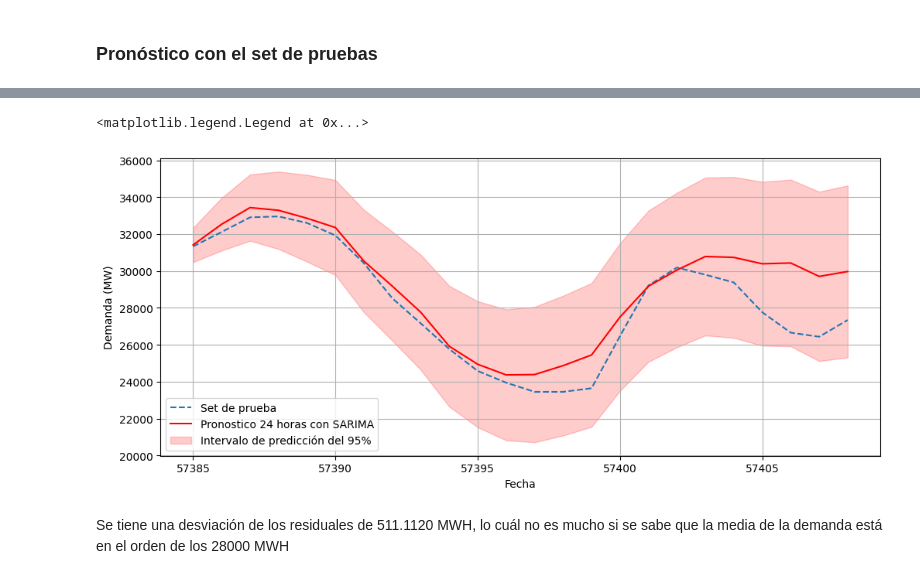
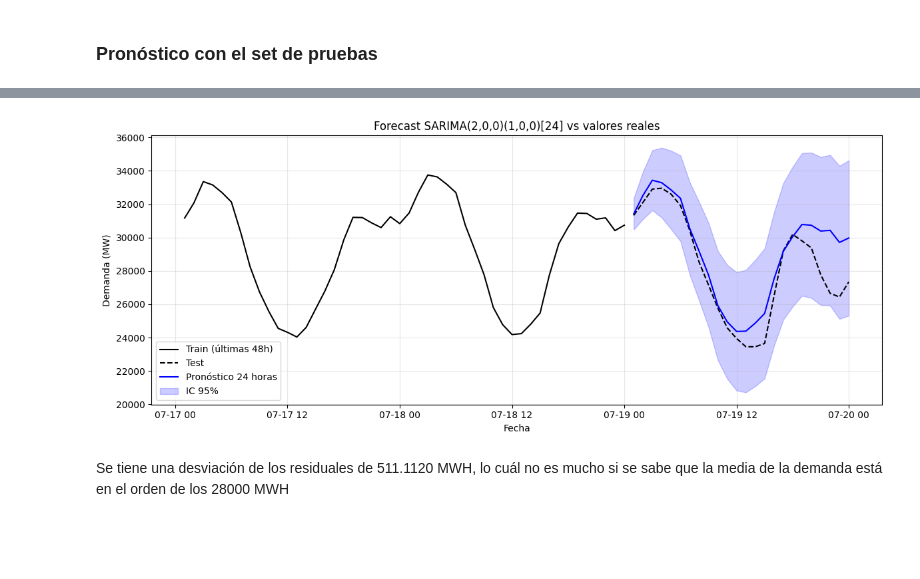
Before and after one commit to JairRamosG/Demanda_Energetica_SARIMA, a Jupyter notebook: notebooks/03_Modelos.ipynb, the cells around one changed output, grey strips where cells are left out. Saved outputs shown, nothing was run; the diff lists cells and outputs as text; code cells hidden in the pictures; blank space fills up the shorter version.

Commit message:
Forecast final

```diff
--- a/notebooks/03_Modelos.ipynb
+++ b/notebooks/03_Modelos.ipynb
@@ -485,20 +504,45 @@ RangeIndex(start=57385, stop=57409, step=1)
-# %%
-# Graficar serie de prueba, pronósticos e intervalo de predicción
-fig, ax = plt.subplots(figsize=(12,5))
-sns.lineplot(df_test['y'], linestyle='--', label='Set de prueba')
-sns.lineplot(prons_df, x=prons_df.index, y="mean", color='red', label=f'Pronostico {H} horas con SARIMA')
-plt.fill_between(x=prons_df.index,
-                y1=prons_df["mean_ci_lower"],
-                y2=prons_df["mean_ci_upper"],
-                color = 'red',
-                alpha = 0.2,
-                label="Intervalo de predicción del 95%")
-ax.set_xlabel('Fecha')
-ax.set_ylabel('Demanda (MW)')
-ax.grid(True)
-ax.legend(loc="lower left")
-# %% [output]
-<matplotlib.legend.Legend at 0x...>
-[figure, removed]
+# %%
+fig, ax = plt.subplots(figsize=(12,5))
+
+# Serie de entrenamiento
+ax.plot(
+        train_ventana[-m*2:].index,
+        train_ventana[-m*2:].values,
+        color='black',
+        label='Train (últimas 48h)')
+
+# Serie de prueba
+ax.plot(
+        test_ventana.index,
+        test_ventana.values,
+        linestyle='--',
+        color='black',
+        label='Test')
+
+# Pronóstico
+sns.lineplot(
+        data=prons_df,
+        x=prons_df.index,
+        y='mean',
+        color='blue',
+        label=f'Pronóstico {H} horas')
+
+# Intervalo de confianza
+ax.fill_between(x=prons_df.index,
+                y1=prons_df['mean_ci_lower'],
+                y2=prons_df['mean_ci_upper'],
+                color='blue', alpha=0.2,
+                label='IC 95%')
+
+# Etiquetas y estilo
+ax.set_xlabel('Fecha')
+ax.set_ylabel('Demanda (MW)')
+ax.set_title('Forecast SARIMA(2,0,0)(1,0,0)[24] vs valores reales')
+ax.grid(True, alpha=0.3)
+ax.legend(loc='lower left')
+plt.tight_layout()
+plt.show()
+# %% [output]
+[figure, added]
 # %% [markdown]
 Se tiene una desviación de los residuales de 511.1120 MWH, lo cuál no es mucho si se sabe que la media de la demanda está en el orden de los 28000 MWH
```
Also changed, not shown: parts of 2 cells of this notebook.
